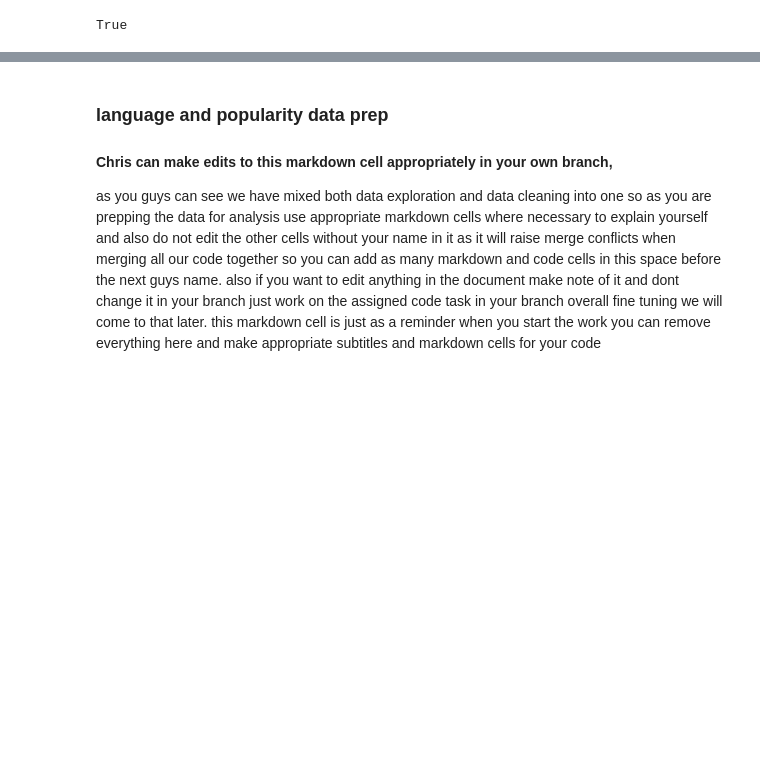
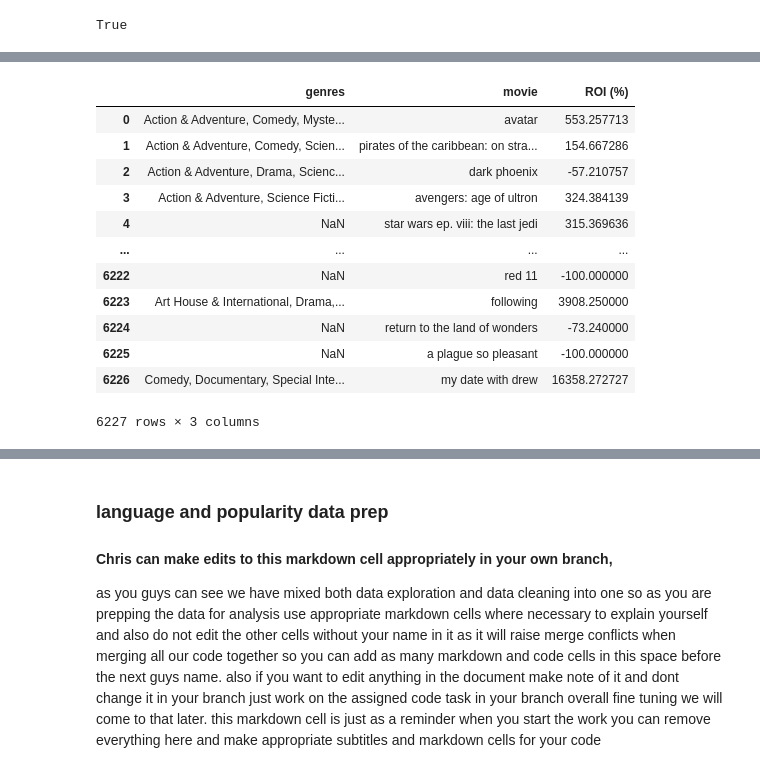
Before and after one commit to Tdoggie/phase-2-project, a Jupyter notebook: index.ipynb, the cells around one changed output, grey strips where cells are left out. Cells and saved outputs as stored; diff of their text form; code cells hidden in the pictures; blank space fills up the shorter version.

```diff
--- a/index.ipynb
+++ b/index.ipynb
@@ -352,0 +427,38 @@ this markdown cell is just as a reminder when you start the work you can remove
+# %%
+# The data has been successfully merged using movie column
+# lets now proceed to calculate ROI
+# ROI= (worlwide_gross-production_budget)/production _budget in percentage
+#Then on the Movie column we group by against the roi
+#final table to be a comparison between the genres and the grouped by movie table in that order
+#we make meaningful inference from the results
+# The code is as below:
+
+# Clean up the dollar signs and commas and convert columns to numeric
+merged_df['production_budget'] = merged_df['production_budget'].replace('[\$,]', '', regex=True).astype(float)
+merged_df['worldwide_gross'] = merged_df['worldwide_gross'].replace('[\$,]', '', regex=True).astype(float)
+
+# ✅ Calculate ROI = (worldwide_gross - production_budget) / production_budget * 100
+merged_df['ROI (%)'] = ((merged_df['worldwide_gross'] - merged_df['production_budget']) / merged_df['production_budget']) * 100
+
+# ✅ Group by 'movie' and calculate the mean ROI (though each movie is unique here)
+roi_grouped = merged_df.groupby('movie')[['ROI (%)']].mean().reset_index()
+
+# ✅ Final table: Comparison between genres and the grouped movie ROI
+final_table = merged_df[['genres', 'movie']].merge(roi_grouped, on='movie')
+
+# ✅ Display final table
+final_table
+# %% [output]
+|  | genres | movie | ROI (%) |
+| 0 | Action & Adventure, Comedy, Myste... | avatar | 553.257713 |
+| 1 | Action & Adventure, Comedy, Scien... | pirates of the caribbean: on stra... | 154.667286 |
+| 2 | Action & Adventure, Drama, Scienc... | dark phoenix | -57.210757 |
+| 3 | Action & Adventure, Science Ficti... | avengers: age of ultron | 324.384139 |
+| 4 | NaN | star wars ep. viii: the last jedi | 315.369636 |
+| ... | ... | ... | ... |
+| 6222 | NaN | red 11 | -100.000000 |
+| 6223 | Art House & International, Drama,... | following | 3908.250000 |
+| 6224 | NaN | return to the land of wonders | -73.240000 |
+| 6225 | NaN | a plague so pleasant | -100.000000 |
+| 6226 | Comedy, Documentary, Special Inte... | my date with drew | 16358.272727 |
+6227 rows × 3 columns
```
Also changed, not shown: parts of 5 cells of this notebook.
